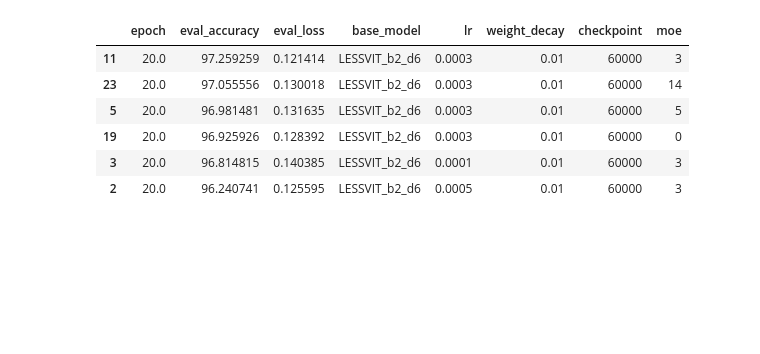
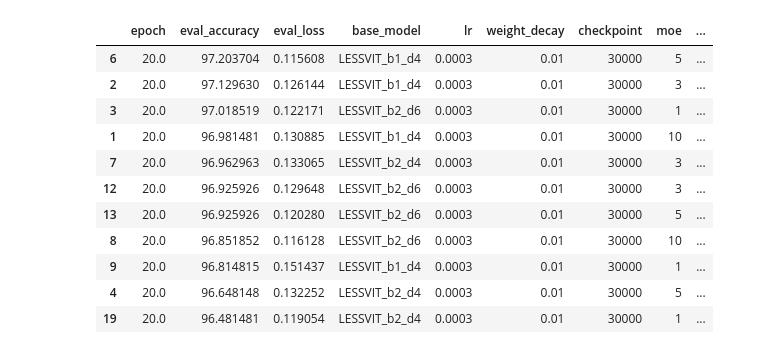
Before and after one commit to uiuctml/GeospatialFM, a Jupyter notebook: collect_results.ipynb, the cells around one changed output. Saved outputs shown, nothing was run; the diff lists cells and outputs as text; code cells hidden in the pictures; blank space fills up the shorter version.

```diff
--- a/collect_results.ipynb
+++ b/collect_results.ipynb
@@ -12,9 +12,11 @@ def template_to_regex(model_name, dataset, lp=False, model_postfix=''):
     # Escape any special regex characters in model_name
     model_prefix = re.escape(model_name)
     model_postfix = '' if model_postfix == '' else f"_{model_postfix}"
+    pattern = model_prefix
+    pattern += r"_b(\d+)_d(\d+)"
 
     # Build the pattern in parts
-    pattern = f"{model_prefix}_{dataset}{model_postfix}"  # Fixed model name prefix
+    pattern += f"_{dataset}{model_postfix}"  # Fixed model name prefix
     if lp:
         pattern += r"_lp"          # Optional _lp
     pattern += r"_lr(\d+(?:\.\d+)?e?-?\d*)"  # Learning rate in decimal or scientific notation
@@ -22,8 +24,33 @@ def template_to_regex(model_name, dataset, lp=False, model_postfix=''):
     pattern += r"(.*)"            # Any remaining postfix
 
     return pattern
+# %%
+def get_target_logs(target_dirs, dataset):
+    results = []
+    for target_dir in target_dirs:
+        log_path = os.path.join(results_dir, target_dir, "test_results.json")
+        try:
+            with open(log_path, 'r') as f:
+                log = json.load(f)
+            # log['model'] = target_dir
+        # parse the model_dir
+            log["base_model"] = target_dir.split(f"_{dataset}")[0]
+            log['lr'] = float(re.search(r"lr(\d+(?:\.\d+)?e?-?\d*)", target_dir).group(1))
+            log['weight_decay'] = float(re.search(r"wd(\d+(?:\.\d+)?e?-?\d*)", target_dir).group(1))
+            log['checkpoint'] = int(re.search(r"ckpt(\d+)", target_dir).group(1))
+            log['moe'] = int(re.search(r"moe(-?\d+)", target_dir).group(1))
+            log['moe'] = 14 if log['moe'] == -1 else log['moe']
+            log['eval_accuracy'] *= 100
+            log['pretrain_depth'] = int(re.search(r"d(\d+)", target_dir).group(1))
+            log['channel_dims'] = int(re.search(r"b(\d+)", target_dir).group(1))
+            results.append(log)
+        except:
+            continue
+        # convert to df
+        df = pd.DataFrame(results).drop(columns=['eval_runtime', 'eval_samples_per_second', 'eval_steps_per_second'])
+    return df
 # %%
-model_name = "LESSVIT_b2_d6"
+model_name = "LESSVIT"
 dataset = 'eurosat'
 lp = False
 pattern = template_to_regex(model_name, dataset, lp)
@@ -36,3 +63,5 @@ def get_model_name(result_dirs, model_pattern):
     return filtered_model_names
 
 filtered_model_names = get_model_name(results_dir, pattern)
+df_all = get_target_logs(filtered_model_names, dataset)
+# filtered_model_names
@@ -83,0 +68,3 @@ df_all
+# %%
+df_all = df_all.sort_values(by=['eval_accuracy'], ascending=False).loc[(df_all.lr==0.0003)]
+df_all
@@ -84,11 +88,16 @@ df_all
 # %%
-df_6000 = df_all.loc[df_all["checkpoint"]==60000].sort_values(by=['eval_accuracy'], ascending=False)
-df_6000
+df_ckpt = df_all.loc[df_all["checkpoint"]==30000].sort_values(by=['eval_accuracy'], ascending=False)
+df_ckpt
 # %% [output]
-|  | epoch | eval_accuracy | eval_loss | base_model | lr | weight_decay | checkpoint | moe |
-| 11 | 20.0 | 97.259259 | 0.121414 | LESSVIT_b2_d6 | 0.0003 | 0.01 | 60000 | 3 |
-| 23 | 20.0 | 97.055556 | 0.130018 | LESSVIT_b2_d6 | 0.0003 | 0.01 | 60000 | 14 |
-| 5 | 20.0 | 96.981481 | 0.131635 | LESSVIT_b2_d6 | 0.0003 | 0.01 | 60000 | 5 |
-| 19 | 20.0 | 96.925926 | 0.128392 | LESSVIT_b2_d6 | 0.0003 | 0.01 | 60000 | 0 |
-| 3 | 20.0 | 96.814815 | 0.140385 | LESSVIT_b2_d6 | 0.0001 | 0.01 | 60000 | 3 |
-| 2 | 20.0 | 96.240741 | 0.125595 | LESSVIT_b2_d6 | 0.0005 | 0.01 | 60000 | 3 |
+|  | epoch | eval_accuracy | eval_loss | base_model | lr | weight_decay | checkpoint | moe | ... |
+| 6 | 20.0 | 97.203704 | 0.115608 | LESSVIT_b1_d4 | 0.0003 | 0.01 | 30000 | 5 | ... |
+| 2 | 20.0 | 97.129630 | 0.126144 | LESSVIT_b1_d4 | 0.0003 | 0.01 | 30000 | 3 | ... |
+| 3 | 20.0 | 97.018519 | 0.122171 | LESSVIT_b2_d6 | 0.0003 | 0.01 | 30000 | 1 | ... |
+| 1 | 20.0 | 96.981481 | 0.130885 | LESSVIT_b1_d4 | 0.0003 | 0.01 | 30000 | 10 | ... |
+| 7 | 20.0 | 96.962963 | 0.133065 | LESSVIT_b2_d4 | 0.0003 | 0.01 | 30000 | 3 | ... |
+| 12 | 20.0 | 96.925926 | 0.129648 | LESSVIT_b2_d6 | 0.0003 | 0.01 | 30000 | 3 | ... |
+| 13 | 20.0 | 96.925926 | 0.120280 | LESSVIT_b2_d6 | 0.0003 | 0.01 | 30000 | 5 | ... |
+| 8 | 20.0 | 96.851852 | 0.116128 | LESSVIT_b2_d6 | 0.0003 | 0.01 | 30000 | 10 | ... |
+| 9 | 20.0 | 96.814815 | 0.151437 | LESSVIT_b1_d4 | 0.0003 | 0.01 | 30000 | 1 | ... |
+| 4 | 20.0 | 96.648148 | 0.132252 | LESSVIT_b2_d4 | 0.0003 | 0.01 | 30000 | 5 | ... |
+| 19 | 20.0 | 96.481481 | 0.119054 | LESSVIT_b2_d4 | 0.0003 | 0.01 | 30000 | 1 | ... |
```
Also changed, not shown: parts of 13 cells of this notebook, 4 other files.
